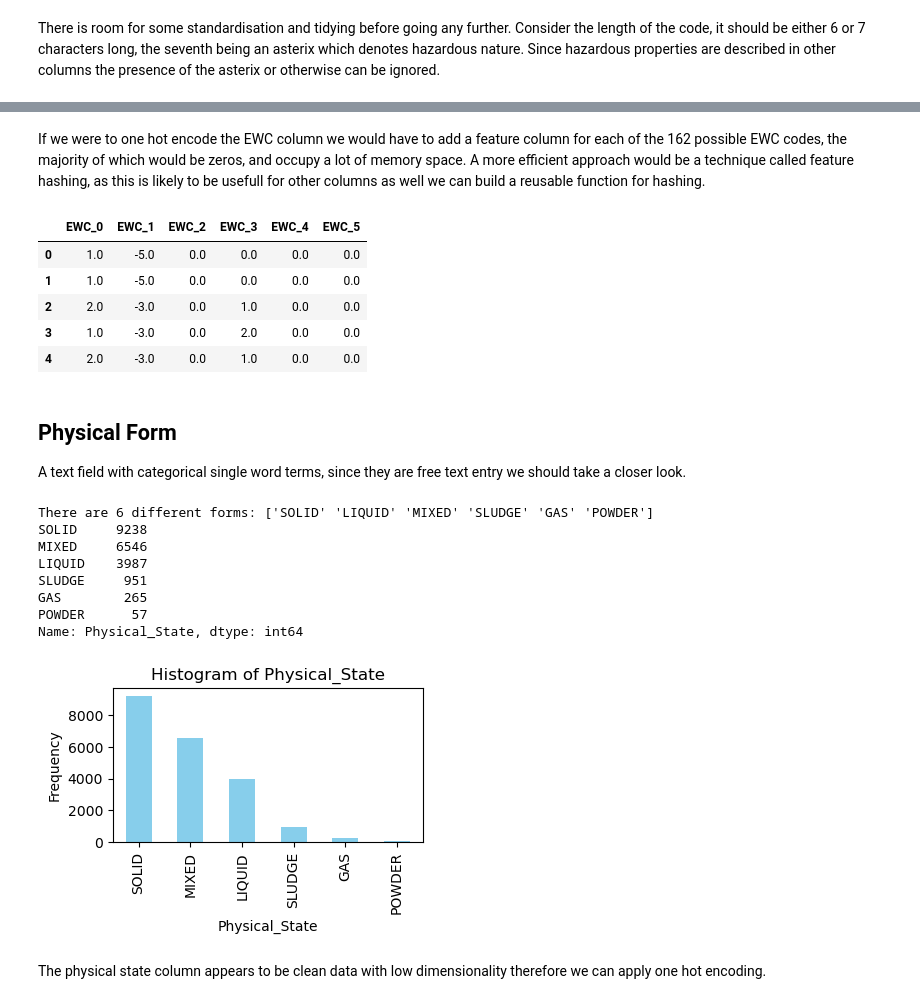
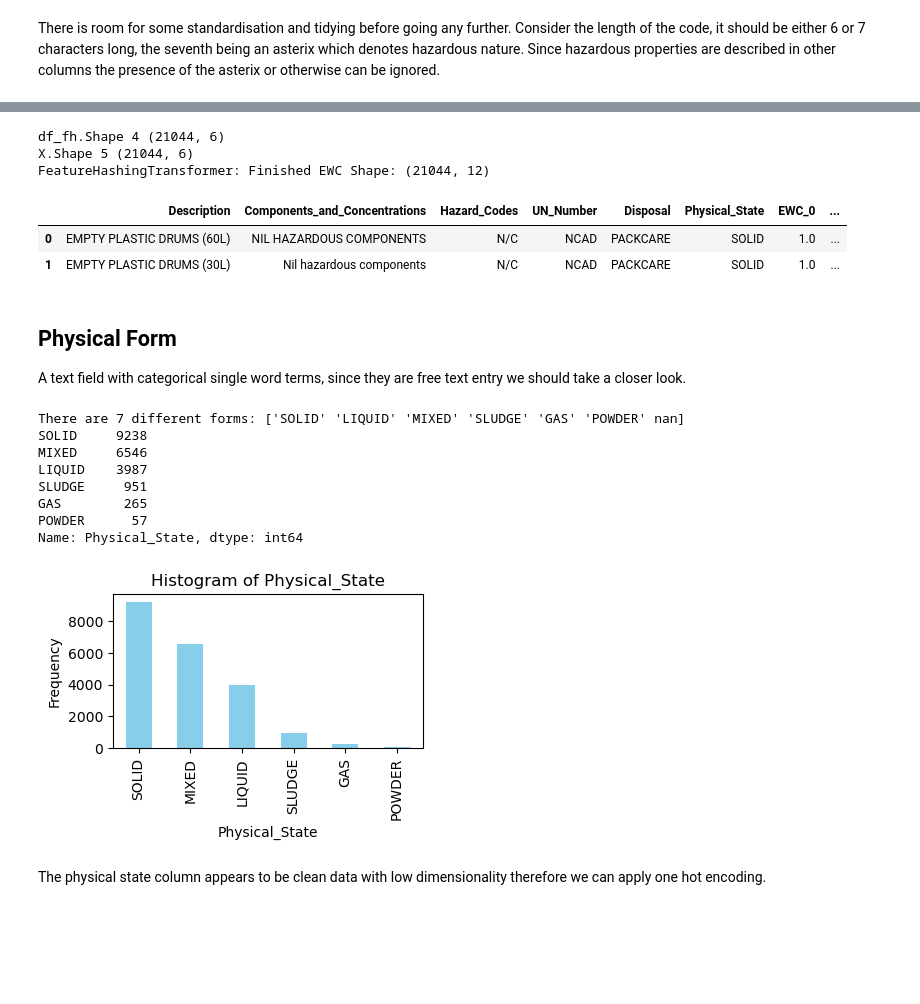
Before and after one commit to gertLush/DisposalPrediction, a Jupyter notebook: Disposal_Prediction1.ipynb, the cells around one changed output, grey strips where cells are left out. Saved outputs shown, nothing was run; the diff lists cells and outputs as text; code cells hidden in the pictures; blank space fills up the shorter version.

```diff
--- a/Disposal_Prediction1.ipynb
+++ b/Disposal_Prediction1.ipynb
@@ -122,5 +142,2 @@ Size before removing 2 outlets: 21044, 21044 rows remain.
 # %% [markdown]
 Having trimmed away a few unhelpful rows, we can now consider columns. Of the 42 or so columns, there are only a few that can be used as descriptors and a second data file labels.xlsx, is provided that lists all columns and indicates which ones are useful.
-# %%
-lb = pd.read_excel("data/labels.xlsx","Raw",header=0)
-lb.head(2)
@@ -133 +148,10 @@ After a bit of tidying up in the In/Out column, i.e filling in any missing value
+# %%
+# Define a custom transformer to clean column names
+class CleanColumnNamesTransformer(BaseEstimator, TransformerMixin):
+    def fit(self, X, y=None):
+        return self
+
+    def transform(self, X):
+        X.columns = X.columns.str.strip().str.replace(' ', '_')
+        return X
 # %%
@@ -185,0 +191,16 @@ After trimming 7 columns remain.
+# %%
+# Redefine params
+ct_params = {
+    'ct__filename': 'data/labels.xlsx'
+}
+
+# Create a pipeline to build a model
+ct_pipe = Pipeline([
+    ('cc', CleanColumnNamesTransformer()),
+    ('ct', ColumnTrimmer())
+])
+
+ct_pipe.set_params(**ct_params)
+
+# Re-run the pipeline with new estimators
+ct_trim = ct_pipe.fit_transform(rt_trim)
@@ -305,2 +605,0 @@ There are 162 different EWC possibilities: ['150110' '130205' '150202' '200135'
-# %% [markdown]
-If we were to one hot encode the EWC column we would have to add a feature column for each of the 162 possible EWC codes, the majority of which would be zeros, and occupy a lot of memory space. A more efficient approach would be a technique called feature hashing, as this is likely to be usefull for other columns as well we can build a reusable function for hashing.
@@ -324,29 +606,42 @@ def feature_hasher(data, prefix, num_features):
-# %%
-# Hash EWC Codes, we choose 6 features as there are 6 characters in a EWC code.
-df_ewc = feature_hasher(df_trim['EWC'], 'EWC', 6)
-df_ewc.head()
-# %% [output]
-|  | EWC_0 | EWC_1 | EWC_2 | EWC_3 | EWC_4 | EWC_5 |
-| 0 | 1.0 | -5.0 | 0.0 | 0.0 | 0.0 | 0.0 |
-| 1 | 1.0 | -5.0 | 0.0 | 0.0 | 0.0 | 0.0 |
-| 2 | 2.0 | -3.0 | 0.0 | 1.0 | 0.0 | 0.0 |
-| 3 | 1.0 | -3.0 | 0.0 | 2.0 | 0.0 | 0.0 |
-| 4 | 2.0 | -3.0 | 0.0 | 1.0 | 0.0 | 0.0 |
+# %%
+# Redefine params
+ewc_params = {
+    'et__column_name': 'EWC',
+    'et__num_vec': 6
+}
+
+# Create a pipeline to build a model
+ewc_pipe = Pipeline([
+    ('et', FeatureHashingTransformer())
+])
+
+ewc_pipe.set_params(**ewc_params)
+
+# Re-run the pipeline with new estimators
+ewc_trim = ewc_pipe.fit_transform(ct_trim)
+ewc_trim.head(2)
+# %% [output]
+df_fh.Shape 4 (21044, 6)
+X.Shape 5 (21044, 6)
+FeatureHashingTransformer: Finished EWC Shape: (21044, 12)
+|  | Description | Components_and_Concentrations | Hazard_Codes | UN_Number | Disposal | Physical_State | EWC_0 | ... |
+| 0 | EMPTY PLASTIC DRUMS (60L) | NIL HAZARDOUS COMPONENTS | N/C | NCAD | PACKCARE | SOLID | 1.0 | ... |
+| 1 | EMPTY PLASTIC DRUMS (30L) | Nil hazardous components | N/C | NCAD | PACKCARE | SOLID | 1.0 | ... |
 # %% [markdown]
 ## Physical Form
 
 A text field with categorical single word terms, since they are free text entry we should take a closer look.
 # %%
 # Remove whitespaces
-df_trim.Physical_State = df_trim.Physical_State.str.strip()
+ewc_trim.Physical_State = ewc_trim.Physical_State.str.strip()
 
 # Review a few properties
-physical_state_unique = df_trim.Physical_State.unique()
+physical_state_unique = ewc_trim.Physical_State.unique()
 print(f'There are {len(physical_state_unique)} different forms: {physical_state_unique}')
-print(df_trim.Physical_State.value_counts())
-create_histogram_from_column(df_trim, 'Physical_State', 4, 2)
+print(ewc_trim.Physical_State.value_counts())
+create_histogram_from_column(ewc_trim, 'Physical_State', 4, 2)
 # %% [output]
-There are 6 different forms: ['SOLID' 'LIQUID' 'MIXED' 'SLUDGE' 'GAS' 'POWDER']
+There are 7 different forms: ['SOLID' 'LIQUID' 'MIXED' 'SLUDGE' 'GAS' 'POWDER' nan]
 SOLID     9238
 MIXED     6546
 LIQUID    3987
```
Also changed, not shown: parts of 88 cells of this notebook.
